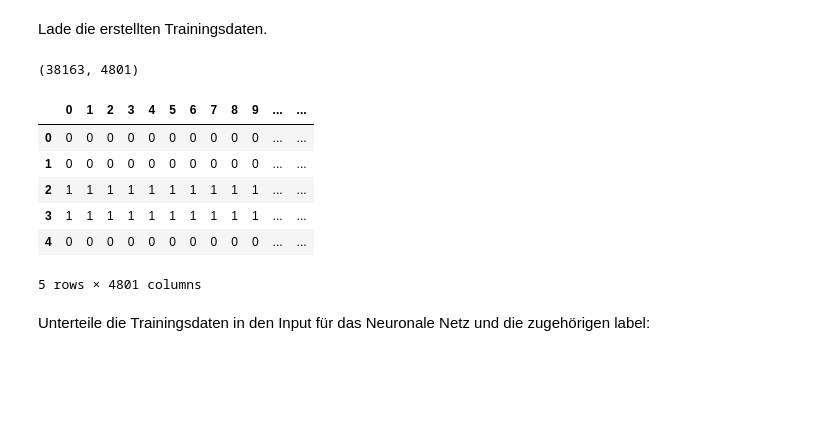
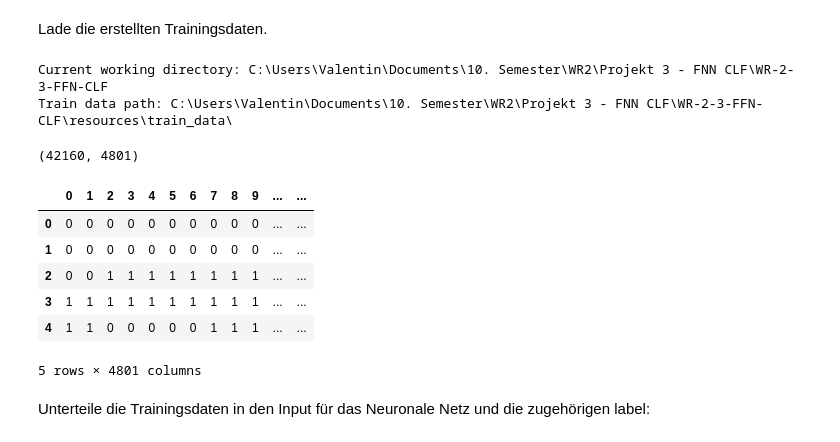
Before and after one commit to Ricu/WR-2-3-FFN-CLF, a Jupyter notebook: N03A_randomsearch.ipynb, the cells around one changed output. Cells and saved outputs as stored; diff of their text form; code cells hidden in the pictures; blank space fills up the shorter version.

```diff
--- a/N03A_randomsearch.ipynb
+++ b/N03A_randomsearch.ipynb
@@ -39,18 +39,26 @@ tf.random.set_seed(random_state)
 np.random.seed(random_state)
 # %% [markdown]
 Lade die erstellten Trainingsdaten.
+# %%
+import os
+print("Current working directory: " + os.getcwd())
+train_data_path = os.path.join(os.getcwd(), "resources\\train_data\\")
+print("Train data path: " + train_data_path)
+# %% [output]
+Current working directory: C:\Users\Valentin\Documents\10. Semester\WR2\Projekt 3 - FNN CLF\WR-2-3-FFN-CLF
+Train data path: C:\Users\Valentin\Documents\10. Semester\WR2\Projekt 3 - FNN CLF\WR-2-3-FFN-CLF\resources\train_data\
 # %%
-data = pd.read_csv('/resources/train_data/training_dataset_ver6.csv', header = None)
+data = pd.read_csv(os.path.join(train_data_path,'training_dataset_ver6.csv'), header = None)
 print(data.shape)
 data.head()
 # %% [output]
-(38163, 4801)
+(42160, 4801)
 |  | 0 | 1 | 2 | 3 | 4 | 5 | 6 | 7 | 8 | 9 | ... | ... |
 | 0 | 0 | 0 | 0 | 0 | 0 | 0 | 0 | 0 | 0 | 0 | ... | ... |
 | 1 | 0 | 0 | 0 | 0 | 0 | 0 | 0 | 0 | 0 | 0 | ... | ... |
-| 2 | 1 | 1 | 1 | 1 | 1 | 1 | 1 | 1 | 1 | 1 | ... | ... |
+| 2 | 0 | 0 | 1 | 1 | 1 | 1 | 1 | 1 | 1 | 1 | ... | ... |
 | 3 | 1 | 1 | 1 | 1 | 1 | 1 | 1 | 1 | 1 | 1 | ... | ... |
-| 4 | 0 | 0 | 0 | 0 | 0 | 0 | 0 | 0 | 0 | 0 | ... | ... |
+| 4 | 1 | 1 | 0 | 0 | 0 | 0 | 0 | 1 | 1 | 1 | ... | ... |
 5 rows × 4801 columns
 # %% [markdown]
 Unterteile die Trainingsdaten in den Input für das Neuronale Netz und die zugehörigen label:
```
Also changed, not shown: parts of 3 cells of this notebook, 1 other file.
